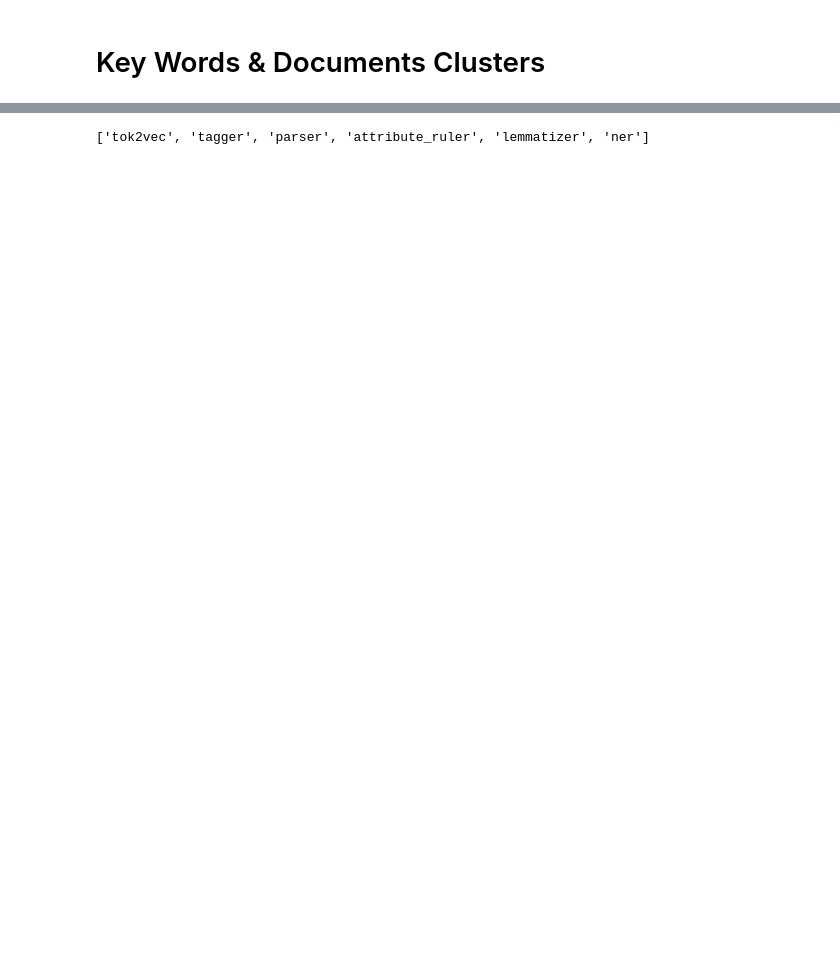
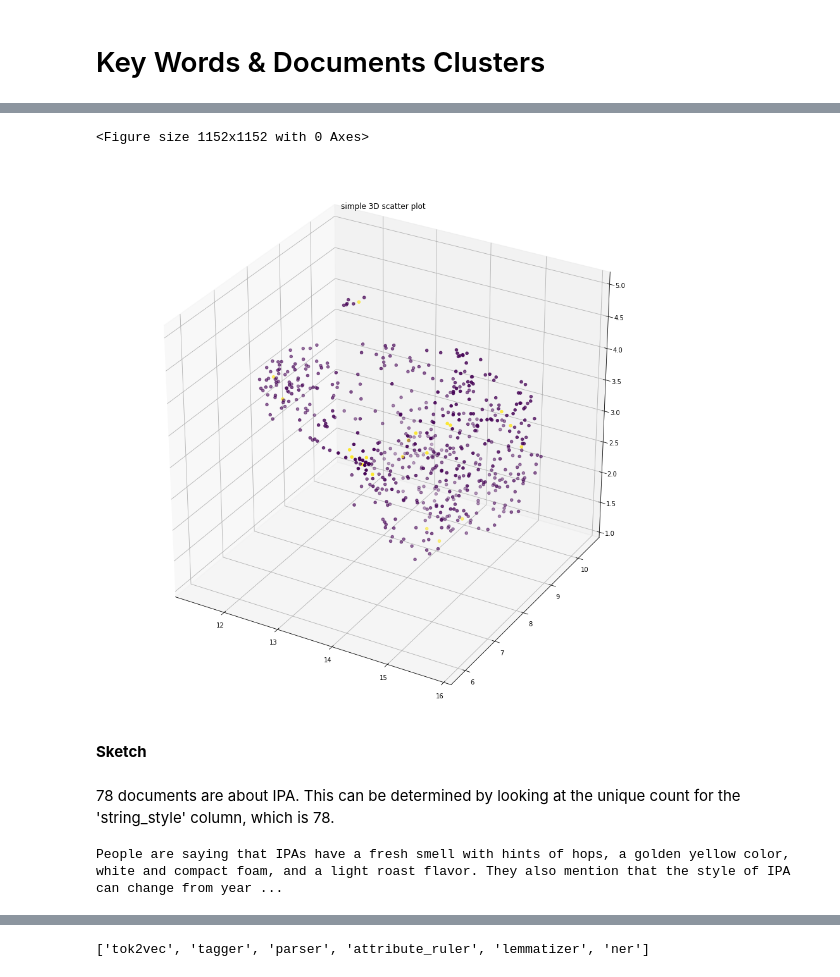
Before and after one commit to pastrop/GANS, a Jupyter notebook: text_analytics.ipynb, the cells around one changed output, grey strips where cells are left out. Drawn from its saved outputs; the diff is of its cells as text; code cells hidden in the pictures; blank space fills up the shorter version.

```diff
--- a/text_analytics.ipynb
+++ b/text_analytics.ipynb
@@ -16,0 +443,11 @@ Saving beer_5k.csv to beer_5k.csv
+# %%
+distilled_texts = [' '.join(item) for item in distilled_docs]
+# %%
+#Widget to pick the documents that you want to display in a different color
+selector = widgets.Textarea(
+                            value='Select a keyword to interest',
+                            placeholder='Type a key word you want to select documents by',
+                            description='String:',
+                            disabled=False
+                            )
+display(selector)
@@ -16,0 +456,3 @@ Saving beer_5k.csv to beer_5k.csv
+# %%
+#creating groupings to be colored by a different color
+text_search=[True if item.find(selector.value) != -1 or item.find(selector.value.lower()) != -1 else False for item in distilled_texts]
@@ -16,0 +479,34 @@ Saving beer_5k.csv to beer_5k.csv
+# %%
+# visualization code - UMAP - 3D
+import matplotlib.pyplot as plt
+%matplotlib inline
+def UMAP_plot_3D(emb,groups):
+  reducer = umap.UMAP(n_neighbors=20,n_components=3)
+  principal_comp = reducer.fit_transform(emb)
+
+  x = []
+  y = []
+  z = []
+
+  for value in principal_comp:
+    x.append(value[0])
+    y.append(value[1])
+    z.append(value[2])
+
+  plt.figure(figsize=(16, 16))
+  # Creating figure
+  fig = plt.figure(figsize = (16, 16))
+  ax = plt.axes(projection ="3d")
+
+  # Creating plot
+  ax.scatter3D(x, y, z, c=groups)
+  plt.title("simple 3D scatter plot")
+
+  plt.show()
+# %%
+UMAP_plot_3D(emb_distilled,text_search)
+# %% [output]
+<Figure size 1152x1152 with 0 Axes>
+[figure, added]
+# %% [markdown]
+**Sketch**
@@ -16,0 +518,8 @@ Saving beer_5k.csv to beer_5k.csv
+# %%
+df.sketch.ask("how many documents are about IPA")
+# %% [output]
+78 documents are about IPA. This can be determined by looking at the unique count for the 'string_style' column, which is 78.
+# %%
+df.sketch.ask("in the text column what people are saying about IPA?")
+# %% [output]
+People are saying that IPAs have a fresh smell with hints of hops, a golden yellow color, white and compact foam, and a light roast flavor. They also mention that the style of IPA can change from year ...
```
Also changed, not shown: parts of 177 cells of this notebook.
